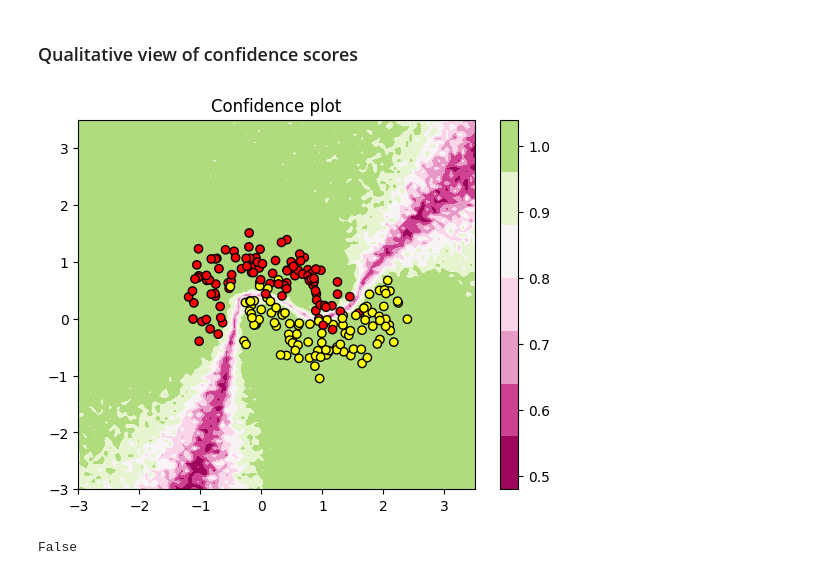
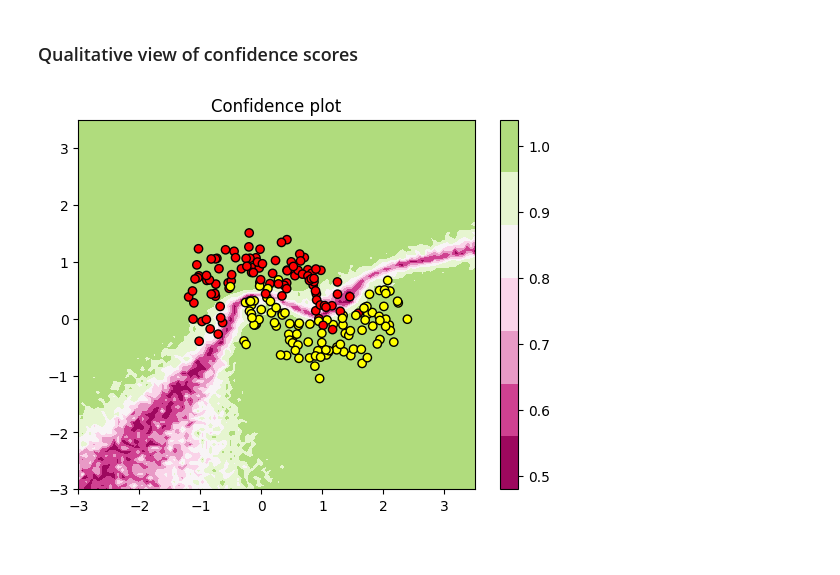
Before and after one commit to LeonY117/Bayes-Stochastic-Depth, a Jupyter notebook: notebooks/two_moon.ipynb, the cells around one changed output. Saved outputs shown, nothing was run; the diff lists cells and outputs as text; code cells hidden in the pictures.

Commit message:
fix network sample batching bug

```diff
--- a/notebooks/two_moon.ipynb
+++ b/notebooks/two_moon.ipynb
@@ -153,7 +160,7 @@ class _ResidualSdBlock(nn.Module):
             nn.Linear(features, features), nn.BatchNorm1d(features), nn.ReLU()
         )
         self.p = p
-        self.sd = CustomStochasticDepth(p, mode="row")
+        self.sd = StochasticDepthCustom(p, mode="row")
 
     def forward(self, x: Tensor, generator=None) -> Tensor:
         out = self.block(x)
@@ -176,9 +183,10 @@ class SdNetwork(BayesianNet):
         )
 
     def _forward_impl(self, x: Tensor) -> Tensor:
+        generator = self.generator if self.use_subnet else None
         for block in self.blocks:
             if type(block) == _ResidualSdBlock:
-                x = block(x, self.generator)
+                x = block(x, generator)
             else:
                 x = block(x)
         return x
@@ -249,6 +258,7 @@ def batch_bayes_forward(x_batch: Tensor, net: BayesianNet, mode: str, T: int) ->
     - y_logits_batch: tensor with shape (n, c)
     """
     net.eval()
+    net.use_subnet = False
     net.set_bayes_mode(True, mode)
     n = x_batch.shape[0]
     with torch.no_grad():
@@ -276,8 +286,8 @@ def batch_ensemble_forward(x_batch: Tensor, nets: List[nn.Module]) -> Tensor:
 ### Train DO & sd networks
 # %%
 # net:BayesianNet = DONetwork(inp=2, oup=2, N=2, d_feat=30, p=0.5)
-do_net: BayesianNet = DONetwork(inp=2, oup=2, N=20, d_feat=10, p=0.5)
-sd_net: BayesianNet = SdNetwork(inp=2, oup=2, N=20, d_feat=10, p=0.5)
+do_net: BayesianNet = DONetwork(inp=2, oup=2, N=5, d_feat=15, p=0.3)
+sd_net: BayesianNet = SdNetwork(inp=2, oup=2, N=10, d_feat=10, p=0.5)
 
 
 def train(net, epochs) -> List[float]:
@@ -300,19 +310,23 @@ def train(net, epochs) -> List[float]:
     return history
 
 
-history = train(sd_net, 300)
-plt.plot(history)
-history = train(do_net, 300)
-plt.plot(history)
+history = train(sd_net, 100)
+plt.plot(history, label='sd')
+history = train(do_net, 100)
+plt.plot(history, label='do')
+plt.legend()
+
 
 def eval(net):
     net.eval()
     with torch.no_grad():
         net.set_bayes_mode(False, "sd")
         y_pred = net(X).argmax(dim=1)
-    return (y_pred.squeeze() == Y).sum()/len(Y)
+    return (y_pred.squeeze() == Y).sum() / len(Y)
+
 
 # plot_two_moons(X, y_pred)
 
+print(f"Accuracy: {eval(do_net):.3f}")
 print(f"Accuracy: {eval(sd_net):.3f}")
 # %% [output]
@@ -334,37 +349,48 @@ for i in range(T):
 # %%
 def compute_confidence(inp, forward_func, batch_size) -> Tensor:
     """Computes confidence score over the entire inp, handles batching"""
     py = torch.empty((len(inp)), dtype=torch.float)
     y_pred = torch.empty((len(inp)), dtype=torch.long)
     b = batch_size
     for i in tqdm(range(0, inp.shape[0], b)):
         logits = forward_func(inp[i : i + b])
         p, y = torch.max(logits, dim=-1)
         py[i : i + b] = p
         y_pred[i : i + b] = y
     return py, y_pred
 
 
 def plot_confidence(forward_func, grid_size=100, batch_size=10):
-    XX, YY = np.meshgrid(np.linspace(-3, 3.5, grid_size), np.linspace(-3, 3.5, grid_size))
+    XX, YY = np.meshgrid(
+        np.linspace(-3, 3.5, grid_size), np.linspace(-3, 3.5, grid_size)
+    )
     with torch.no_grad():
         inp = torch.FloatTensor(np.stack((XX.ravel(), YY.ravel())).T)
         py, _ = compute_confidence(inp, forward_func, batch_size)
 
     ZZ = py.reshape(XX.shape)
     plt.contourf(XX, YY, ZZ, cmap="PiYG", vmin=0.5, vmax=1.2)
     plt.colorbar(ticks=np.linspace(0.5, 1, 6))
     plt.scatter(X[:, 0], X[:, 1], c=Y, cmap="autumn", edgecolor="k")
     plt.title("Confidence plot")
 
 
+def plot_decision_boundary(forward_func, grid_size=100, batch_size=10):
+    XX, YY = np.meshgrid(
+        np.linspace(-3, 3.5, grid_size), np.linspace(-3, 3.5, grid_size)
+    )
+    with torch.no_grad():
+        inp = torch.FloatTensor(np.stack((XX.ravel(), YY.ravel())).T)
+        py, pred = compute_confidence(inp, forward_func, batch_size)
+
+    ZZ = pred.reshape(XX.shape)
+    plt.contourf(XX, YY, ZZ, cmap="PiYG", vmin=0.5, vmax=1.2)
+    plt.scatter(X[:, 0], X[:, 1], c=Y, cmap="autumn", edgecolor="k")
+
+
 # forward_func = partial(batch_ensemble_forward, nets=nets)
 forward_func = partial(batch_bayes_forward, net=sd_net, mode="sd", T=30)
-# forward_func = partial(batch_bayes_forward, net=do_net, mode="do", T=30)
+# forward_func = partial(batch_bayes_forward, net=do_net, mode="do", T=20)
 plot_confidence(forward_func, grid_size=100, batch_size=100)
 # %% [output]
-[figure, old version]
+[figure, new version]
-# %%
-do_net.dropout_state
-# %% [output]
-False
```
Also changed, not shown: parts of 5 cells of this notebook.
